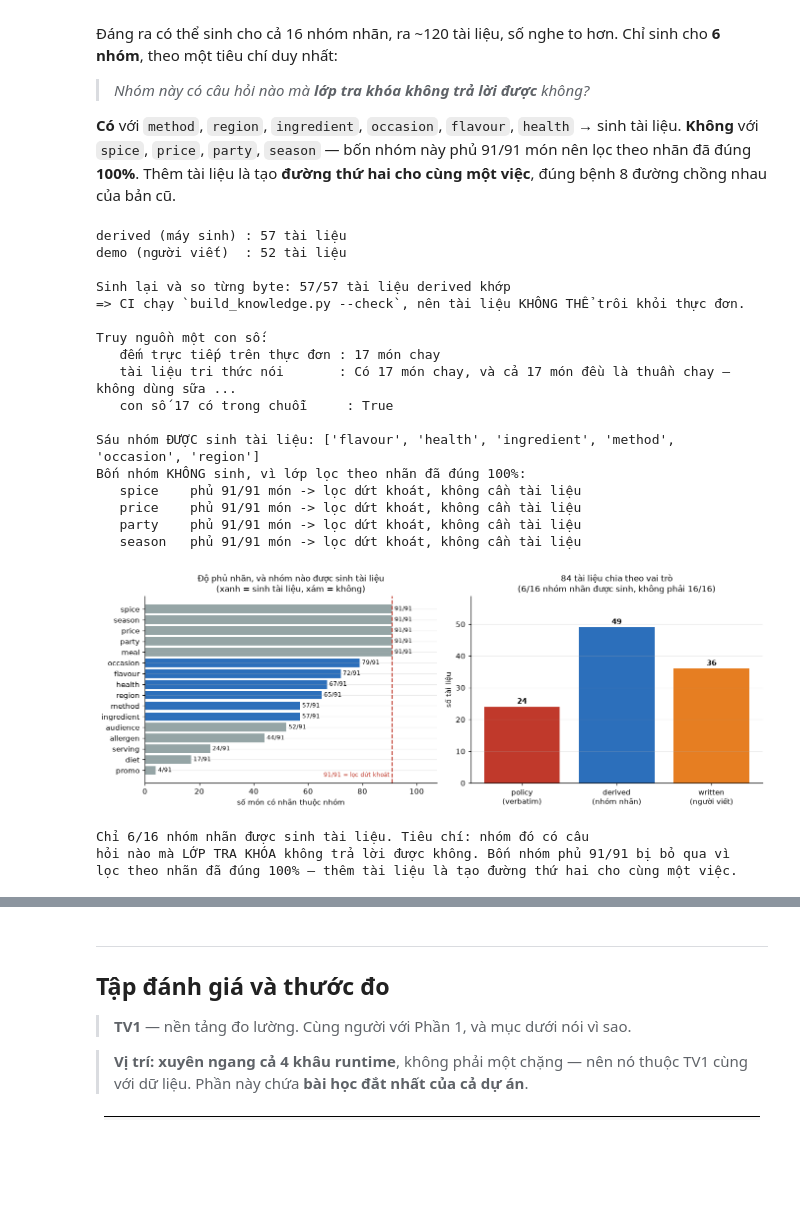
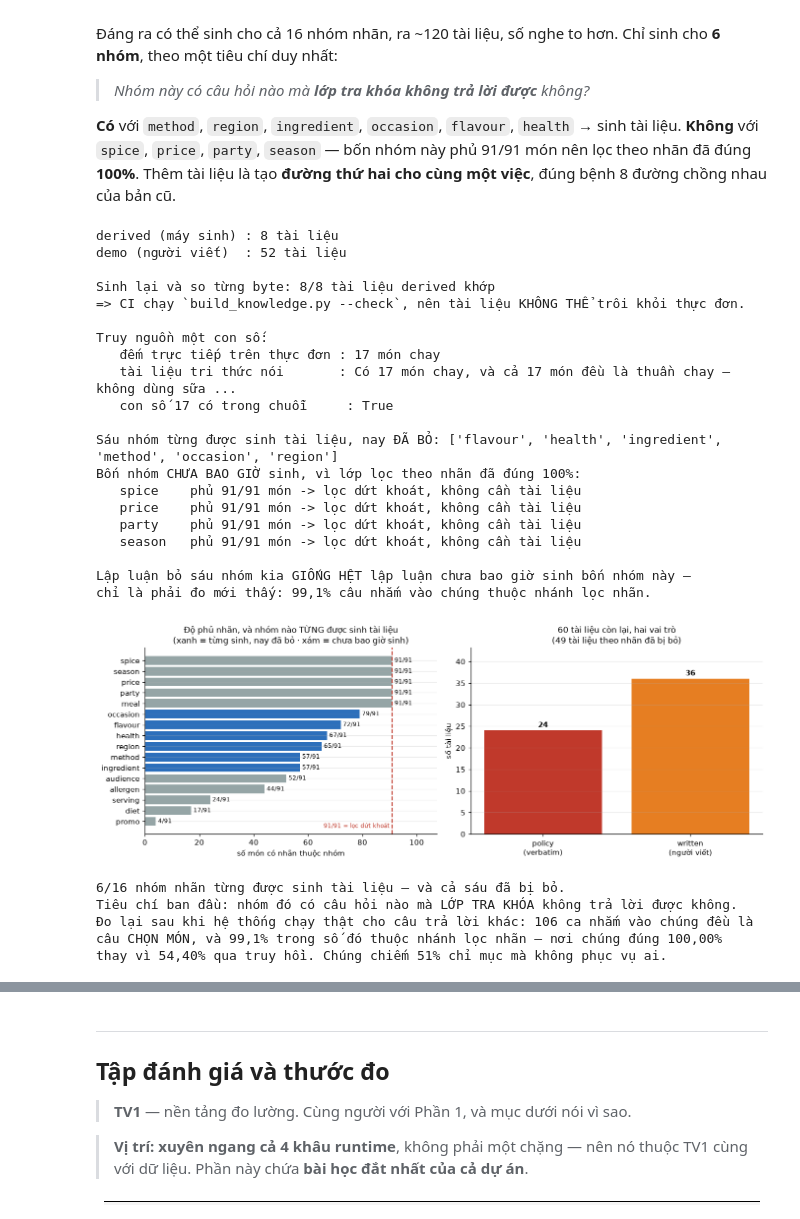
Before and after one commit to Anpham120/restaurant-qr-ai-ordering, a Jupyter notebook: ai/notebooks/he_thong_ai_tu_van_dat_mon.ipynb, the cells around one changed output, grey strips where cells are left out. Saved outputs shown, nothing was run; the diff lists cells and outputs as text; code cells hidden in the pictures; blank space fills up the shorter version.

```diff
--- a/ai/notebooks/he_thong_ai_tu_van_dat_mon.ipynb
+++ b/ai/notebooks/he_thong_ai_tu_van_dat_mon.ipynb
@@ -1084,18 +1085,21 @@ print(f"   đếm trực tiếp trên thực đơn : {len(veg)} món chay")
 print(f"   tài liệu tri thức nói       : {doc.verbatim_answer[:64]}...")
 print(f"   con số {len(veg)} có trong chuỗi     : {str(len(veg)) in doc.verbatim_answer}")
 
-# Tiêu chí chọn nhóm, kiểm bằng độ phủ
+# Sáu nhóm TỪNG có tài liệu riêng — và vì sao cả sáu đã bị bỏ
 d = load("menu-tags.json")
-print(f"\nSáu nhóm ĐƯỢC sinh tài liệu: {sorted(bk.DERIVED_GROUPS)}")
-print("Bốn nhóm KHÔNG sinh, vì lớp lọc theo nhãn đã đúng 100%:")
+DA_BO = ("flavour", "health", "ingredient", "method", "occasion", "region")
+print(f"\nSáu nhóm từng được sinh tài liệu, nay ĐÃ BỎ: {sorted(DA_BO)}")
+print("Bốn nhóm CHƯA BAO GIỜ sinh, vì lớp lọc theo nhãn đã đúng 100%:")
 for g in ["spice", "price", "party", "season"]:
     phu = len({m["id"] for m in items if any(t.startswith(g + ":") for t in m["tags"])})
     print(f"   {g:8} phủ {phu}/{len(items)} món -> lọc dứt khoát, không cần tài liệu")
+print("\nLập luận bỏ sáu nhóm kia GIỐNG HỆT lập luận chưa bao giờ sinh bốn nhóm này —")
+print("chỉ là phải đo mới thấy: 99,1% câu nhắm vào chúng thuộc nhánh lọc nhãn.")
 # %% [output]
-derived (máy sinh) : 57 tài liệu
+derived (máy sinh) : 8 tài liệu
 demo (người viết)  : 52 tài liệu
 
-Sinh lại và so từng byte: 57/57 tài liệu derived khớp
+Sinh lại và so từng byte: 8/8 tài liệu derived khớp
 => CI chạy `build_knowledge.py --check`, nên tài liệu KHÔNG THỂ trôi khỏi thực đơn.
 
 Truy nguồn một con số:
@@ -1103,12 +1107,15 @@ Truy nguồn một con số:
    tài liệu tri thức nói       : Có 17 món chay, và cả 17 món đều là thuần chay — không dùng sữa ...
    con số 17 có trong chuỗi     : True
 
-Sáu nhóm ĐƯỢC sinh tài liệu: ['flavour', 'health', 'ingredient', 'method', 'occasion', 'region']
-Bốn nhóm KHÔNG sinh, vì lớp lọc theo nhãn đã đúng 100%:
+Sáu nhóm từng được sinh tài liệu, nay ĐÃ BỎ: ['flavour', 'health', 'ingredient', 'method', 'occasion', 'region']
+Bốn nhóm CHƯA BAO GIỜ sinh, vì lớp lọc theo nhãn đã đúng 100%:
    spice    phủ 91/91 món -> lọc dứt khoát, không cần tài liệu
    price    phủ 91/91 món -> lọc dứt khoát, không cần tài liệu
    party    phủ 91/91 món -> lọc dứt khoát, không cần tài liệu
    season   phủ 91/91 món -> lọc dứt khoát, không cần tài liệu
+
+Lập luận bỏ sáu nhóm kia GIỐNG HỆT lập luận chưa bao giờ sinh bốn nhóm này —
+chỉ là phải đo mới thấy: 99,1% câu nhắm vào chúng thuộc nhánh lọc nhãn.
 # %%
 import json, sys
 from pathlib import Path
@@ -1155,51 +1162,57 @@ from collections import Counter
 from rag.chunker import load_all
 import sys as _sys
 _sys.path.insert(0, str(ROOT / "ai" / "scripts"))
-import build_knowledge as bk
+import build_knowledge as bk  # noqa: F401  (giữ import để ô này tự đủ khi chạy rời)
 
 items = load("menu-dataset.json")["items"]
 d = load("menu-tags.json")
 groups = sorted({e["group"] for e in d["tags"].values()})
-sinh = set(bk.DERIVED_GROUPS)
+# Sáu nhóm TỪNG có tài liệu sinh riêng. `build_knowledge` không còn sinh chúng — xem
+# `generate()` — nên danh sách nằm ở đây, dưới dạng ghi chép lịch sử chứ không phải cấu hình.
+sinh = {"flavour", "health", "ingredient", "method", "occasion", "region"}
 
 rows = []
 for g in groups:
     phu = len({m["id"] for m in items if any(t.startswith(g + ":") for t in m["tags"])})
     rows.append((phu, g, g in sinh))
 rows.sort()
 
 fig, (ax1, ax2) = plt.subplots(1, 2, figsize=(12.5, 4.6))
 
 ten = [g for _, g, _ in rows]
 phu = [p for p, _, _ in rows]
 mau = [XANH if s else XAM for _, _, s in rows]
 b = ax1.barh(ten, phu, color=mau)
 ax1.bar_label(b, labels=[f"{p}/91" for p in phu], padding=3, fontsize=8)
 ax1.axvline(len(items), color=DO, linestyle="--", linewidth=1.4)
 ax1.text(len(items) - 1, -0.6, "91/91 = lọc dứt khoát", color=DO, fontsize=8, ha="right")
 ax1.set_xlabel("số món có nhãn thuộc nhóm")
-ax1.set_title("Độ phủ nhãn, và nhóm nào được sinh tài liệu\n"
-              "(xanh = sinh tài liệu, xám = không)", fontsize=11)
+ax1.set_title("Độ phủ nhãn, và nhóm nào TỪNG được sinh tài liệu\n"
+              "(xanh = từng sinh, nay đã bỏ · xám = chưa bao giờ sinh)", fontsize=11)
 ax1.set_xlim(0, len(items) * 1.18)
 
-# Vì sao KHÔNG sinh cho nhóm phủ đủ: sẽ là đường thứ hai cho cùng một việc
+# Kho SAU khi bỏ: chỉ còn hai vai trò
 docs = load_all(KNOWLEDGE)
 thumuc = Counter(d_.path.parent.name for d_ in docs)
-nhan = [f"policy\n(verbatim)", f"derived\n(nhóm nhãn)", f"written\n(người viết)"]
-gia = [thumuc["policy"], thumuc["derived"], thumuc["written"]]
-b2 = ax2.bar(nhan, gia, color=[DO, XANH, CAM])
+nhan = ["policy\n(verbatim)", "written\n(người viết)"]
+gia = [thumuc["policy"] + thumuc["derived"], thumuc["written"]]
+b2 = ax2.bar(nhan, gia, color=[DO, CAM])
 ax2.bar_label(b2, padding=2, fontweight="bold")
 ax2.set_ylabel("số tài liệu")
-ax2.set_title(f"84 tài liệu chia theo vai trò\n"
-              f"(6/16 nhóm nhãn được sinh, không phải 16/16)", fontsize=11)
+ax2.set_title(f"{sum(gia)} tài liệu còn lại, hai vai trò\n"
+              f"(49 tài liệu theo nhãn đã bị bỏ)", fontsize=11)
 ax2.set_ylim(0, max(gia) * 1.2)
 
 plt.tight_layout(); plt.show()
-print(f"Chỉ {len(sinh)}/{len(groups)} nhóm nhãn được sinh tài liệu. Tiêu chí: nhóm đó có câu")
-print("hỏi nào mà LỚP TRA KHÓA không trả lời được không. Bốn nhóm phủ 91/91 bị bỏ qua vì")
-print("lọc theo nhãn đã đúng 100% — thêm tài liệu là tạo đường thứ hai cho cùng một việc.")
+print(f"{len(sinh)}/{len(groups)} nhóm nhãn từng được sinh tài liệu — và cả sáu đã bị bỏ.")
+print("Tiêu chí ban đầu: nhóm đó có câu hỏi nào mà LỚP TRA KHÓA không trả lời được không.")
+print("Đo lại sau khi hệ thống chạy thật cho câu trả lời khác: 106 ca nhắm vào chúng đều là")
+print("câu CHỌN MÓN, và 99,1% trong số đó thuộc nhánh lọc nhãn — nơi chúng đúng 100,00%")
+print("thay vì 54,40% qua truy hồi. Chúng chiếm 51% chỉ mục mà không phục vụ ai.")
 # %% [output]
-[figure, old version]
+[figure, new version]
-Chỉ 6/16 nhóm nhãn được sinh tài liệu. Tiêu chí: nhóm đó có câu
-hỏi nào mà LỚP TRA KHÓA không trả lời được không. Bốn nhóm phủ 91/91 bị bỏ qua vì
-lọc theo nhãn đã đúng 100% — thêm tài liệu là tạo đường thứ hai cho cùng một việc.
+6/16 nhóm nhãn từng được sinh tài liệu — và cả sáu đã bị bỏ.
+Tiêu chí ban đầu: nhóm đó có câu hỏi nào mà LỚP TRA KHÓA không trả lời được không.
+Đo lại sau khi hệ thống chạy thật cho câu trả lời khác: 106 ca nhắm vào chúng đều là
+câu CHỌN MÓN, và 99,1% trong số đó thuộc nhánh lọc nhãn — nơi chúng đúng 100,00%
+thay vì 54,40% qua truy hồi. Chúng chiếm 51% chỉ mục mà không phục vụ ai.
```
Also changed, not shown: parts of 13 cells of this notebook, 7 other files.
